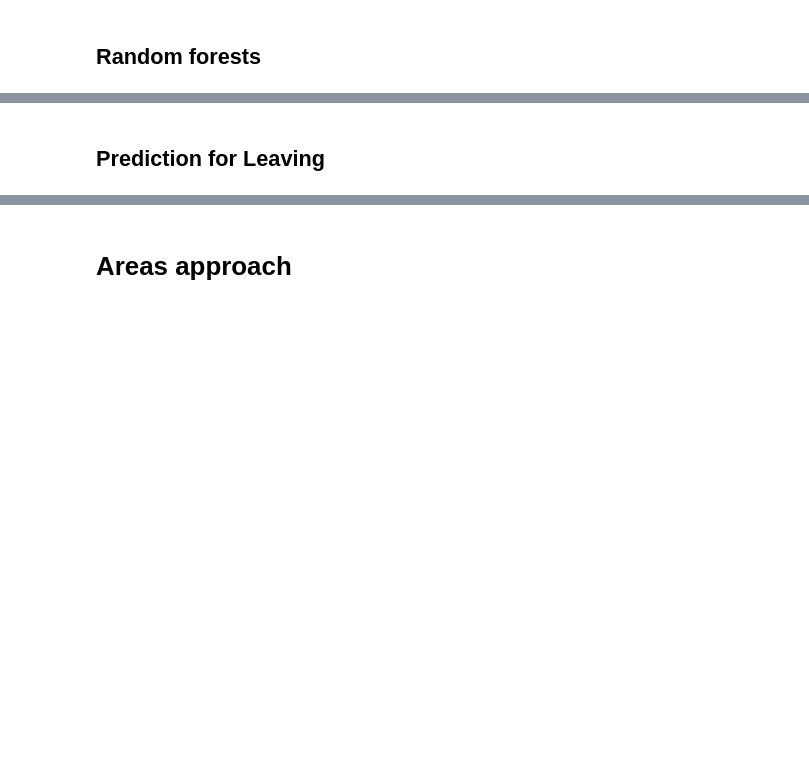
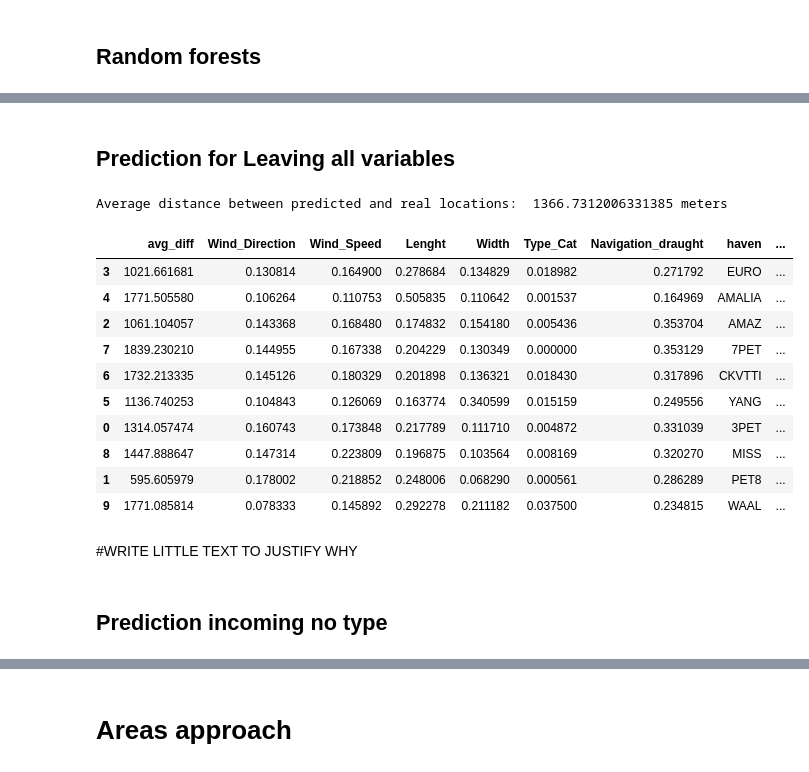
Before and after one commit to allanguzmanf/CIEM6302, a Jupyter notebook: Predictions.ipynb, the cells around one changed output, grey strips where cells are left out. Saved outputs shown, nothing was run; the diff lists cells and outputs as text; code cells hidden in the pictures; blank space fills up the shorter version.

```diff
--- a/Predictions.ipynb
+++ b/Predictions.ipynb
@@ -159,8 +183,11 @@ plt.show()
 # %% [markdown]
 ## Random forests
 # %%
-def Random_forest(grouped_df, haven):
-    haven_df = grouped_df.loc[haven]
+def Random_forest(grouped_df, haven, grouped = 1):
+    if grouped == 1:
+        haven_df = grouped_df.loc[haven]
+    else:
+        haven_df = grouped_df
 
     X = haven_df.drop(columns= 'distance')
     y = haven_df['distance']
@@ -190,10 +217,12 @@ def Random_forest(grouped_df, haven):
     feature_importances = rf_model.feature_importances_.tolist()
 
     values.extend(feature_importances)
+
     columns.extend(X.columns)
+    if grouped == 1:
+        values.extend([haven])
+        columns.extend(['haven'])
 
-    values.extend([haven])
-    columns.extend(['haven'])
 
     output = pd.DataFrame([values], columns=columns)
 
@@ -235,7 +266,40 @@ Average distance between predicted and real locations:  1061.32566005035 meters
 # %% [markdown]
-## Prediction for Leaving
+## Prediction for Leaving all variables
 # %%
 leaving_trajectories = leaving_weather_size_draught[columns_leaving_trajectories]
 leaving_per_haven = pd.DataFrame(leaving_trajectories['from_haven'].value_counts())
 leaving_per_haven.reset_index(inplace=True)
 leaving_trajectories = leaving_trajectories.groupby('from_haven').apply(lambda x: x).drop(columns = 'from_haven')
+# %%
+# Data frame to get an overview of the results and the feature importance
+leaving_pred_forest = []
+leaving_overall_avg = []
+for haven in havens:
+    avg_diff, pred = Random_forest(leaving_trajectories, haven)
+    leaving_overall_avg.extend(list(pred['diff_dist']))
+    leaving_pred_forest.append(avg_diff)
+
+# Overall Average distance between predicted and real locations
+print("Average distance between predicted and real locations: ", sum(leaving_overall_avg)/len(leaving_overall_avg), "meters")
+leaving_pred_forest = pd.concat(leaving_pred_forest).reset_index(drop= True)
+
+leaving_pred_forest = leaving_pred_forest.merge(leaving_per_haven[['from_haven','count']], left_on='haven', right_on='from_haven').drop(columns='from_haven')
+
+leaving_pred_forest.sort_values(by = 'count', ascending = False)
+# %% [output]
+Average distance between predicted and real locations:  1366.7312006331385 meters
+|  | avg_diff | Wind_Direction | Wind_Speed | Lenght | Width | Type_Cat | Navigation_draught | haven | ... |
+| 3 | 1021.661681 | 0.130814 | 0.164900 | 0.278684 | 0.134829 | 0.018982 | 0.271792 | EURO | ... |
+| 4 | 1771.505580 | 0.106264 | 0.110753 | 0.505835 | 0.110642 | 0.001537 | 0.164969 | AMALIA | ... |
+| 2 | 1061.104057 | 0.143368 | 0.168480 | 0.174832 | 0.154180 | 0.005436 | 0.353704 | AMAZ | ... |
+| 7 | 1839.230210 | 0.144955 | 0.167338 | 0.204229 | 0.130349 | 0.000000 | 0.353129 | 7PET | ... |
+| 6 | 1732.213335 | 0.145126 | 0.180329 | 0.201898 | 0.136321 | 0.018430 | 0.317896 | CKVTTI | ... |
+| 5 | 1136.740253 | 0.104843 | 0.126069 | 0.163774 | 0.340599 | 0.015159 | 0.249556 | YANG | ... |
+| 0 | 1314.057474 | 0.160743 | 0.173848 | 0.217789 | 0.111710 | 0.004872 | 0.331039 | 3PET | ... |
+| 8 | 1447.888647 | 0.147314 | 0.223809 | 0.196875 | 0.103564 | 0.008169 | 0.320270 | MISS | ... |
+| 1 | 595.605979 | 0.178002 | 0.218852 | 0.248006 | 0.068290 | 0.000561 | 0.286289 | PET8 | ... |
+| 9 | 1771.085814 | 0.078333 | 0.145892 | 0.292278 | 0.211182 | 0.037500 | 0.234815 | WAAL | ... |
+# %% [markdown]
+#WRITE LITTLE TEXT TO JUSTIFY WHY
+# %% [markdown]
+## Prediction incoming no type
```
Also changed, not shown: parts of 22 cells of this notebook, 8 other files.
